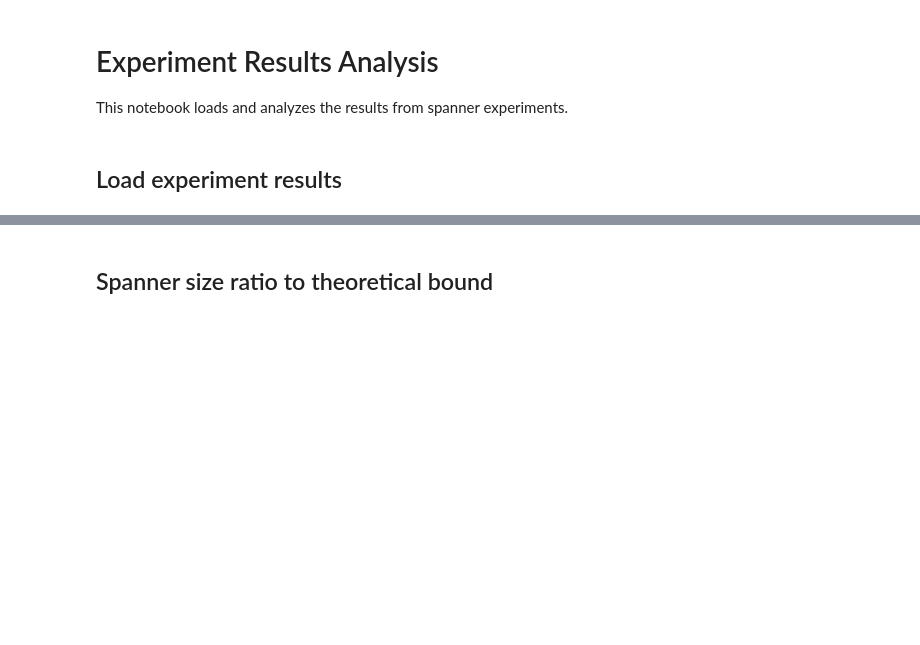
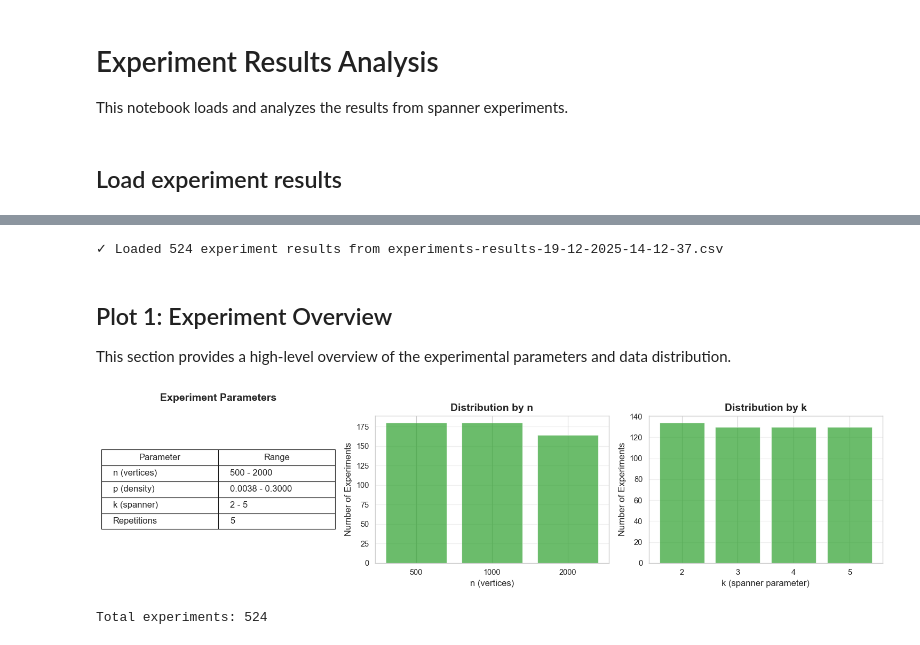
Before and after one commit to Tamircohen28/baswana-sen-spanner-experiments, a Jupyter notebook: notebooks/02_experiments_main.ipynb, the cells around one changed output, grey strips where cells are left out. Drawn from its saved outputs; the diff is of its cells as text; code cells hidden in the pictures; blank space fills up the shorter version.

```diff
--- a/notebooks/02_experiments_main.ipynb
+++ b/notebooks/02_experiments_main.ipynb
@@ -76,2 +35,0 @@ if not df.empty:
-# %% [markdown]
-## Spanner size ratio to theoretical bound
@@ -86,0 +36,75 @@ if not df.empty:
+# %%
+# Find the most recent results file
+data_dir = Path('../data/processed')
+results_files = list(data_dir.glob('experiments-results-*.csv'))
+
+if not results_files:
+    raise FileNotFoundError(
+        f"No experiment results files found in {data_dir.absolute()}\n"
+        "Please run experiments first using: python scripts/run_all_experiments.py"
+    )
+
+# Sort by modification time (most recent first)
+results_files.sort(key=lambda p: p.stat().st_mtime, reverse=True)
+results_path = results_files[0]
+
+# Load data
+df = pd.read_csv(results_path)
+print(f"✓ Loaded {len(df)} experiment results from {results_path.name}")
+# %% [output]
+✓ Loaded 524 experiment results from experiments-results-19-12-2025-14-12-37.csv
+# %% [markdown]
+## Plot 1: Experiment Overview
+
+This section provides a high-level overview of the experimental parameters and data distribution.
+# %%
+if not df.empty:
+    # Create a summary visualization
+    fig, axes = plt.subplots(1, 3, figsize=(15, 4))
+
+    # Parameter ranges
+    ax = axes[0]
+    summary_data = {
+        'Parameter': ['n (vertices)', 'p (density)', 'k (spanner)', 'Repetitions'],
+        'Range': [
+            f"{df['n'].min()} - {df['n'].max()}",
+            f"{df['p'].min():.4f} - {df['p'].max():.4f}",
+            f"{df['k'].min()} - {df['k'].max()}",
+            f"{df['rep'].max() + 1}"
+        ]
+    }
+    summary_df = pd.DataFrame(summary_data)
+    ax.axis('tight')
+    ax.axis('off')
+    table = ax.table(cellText=summary_df.values, colLabels=summary_df.columns,
+                    cellLoc='left', loc='center', colWidths=[0.5, 0.5])
+    table.auto_set_font_size(False)
+    table.set_fontsize(12)
+    table.scale(1, 2)
+    ax.set_title('Experiment Parameters', fontsize=14, fontweight='bold', pad=20)
+
+    # Distribution of n values
+    ax = axes[1]
+    n_counts = df['n'].value_counts().sort_index()
+    ax.bar(n_counts.index.astype(str), n_counts.values, color=SUCCESS_COLOR, alpha=0.7)
+    ax.set_xlabel('n (vertices)', fontsize=12)
+    ax.set_ylabel('Number of Experiments', fontsize=12)
+    ax.set_title('Distribution by n', fontsize=14, fontweight='bold')
+    ax.grid(True, alpha=0.3, axis='y')
+
+    # Distribution of k values
+    ax = axes[2]
+    k_counts = df['k'].value_counts().sort_index()
+    ax.bar(k_counts.index.astype(str), k_counts.values, color=SUCCESS_COLOR, alpha=0.7)
+    ax.set_xlabel('k (spanner parameter)', fontsize=12)
+    ax.set_ylabel('Number of Experiments', fontsize=12)
+    ax.set_title('Distribution by k', fontsize=14, fontweight='bold')
+    ax.grid(True, alpha=0.3, axis='y')
+
+    plt.tight_layout()
+    plt.show()
+
+    print(f"\nTotal experiments: {len(df)}")
+# %% [output]
+[figure, added]
+Total experiments: 524
```
Also changed, not shown: parts of 18 cells of this notebook, 24 other files.
